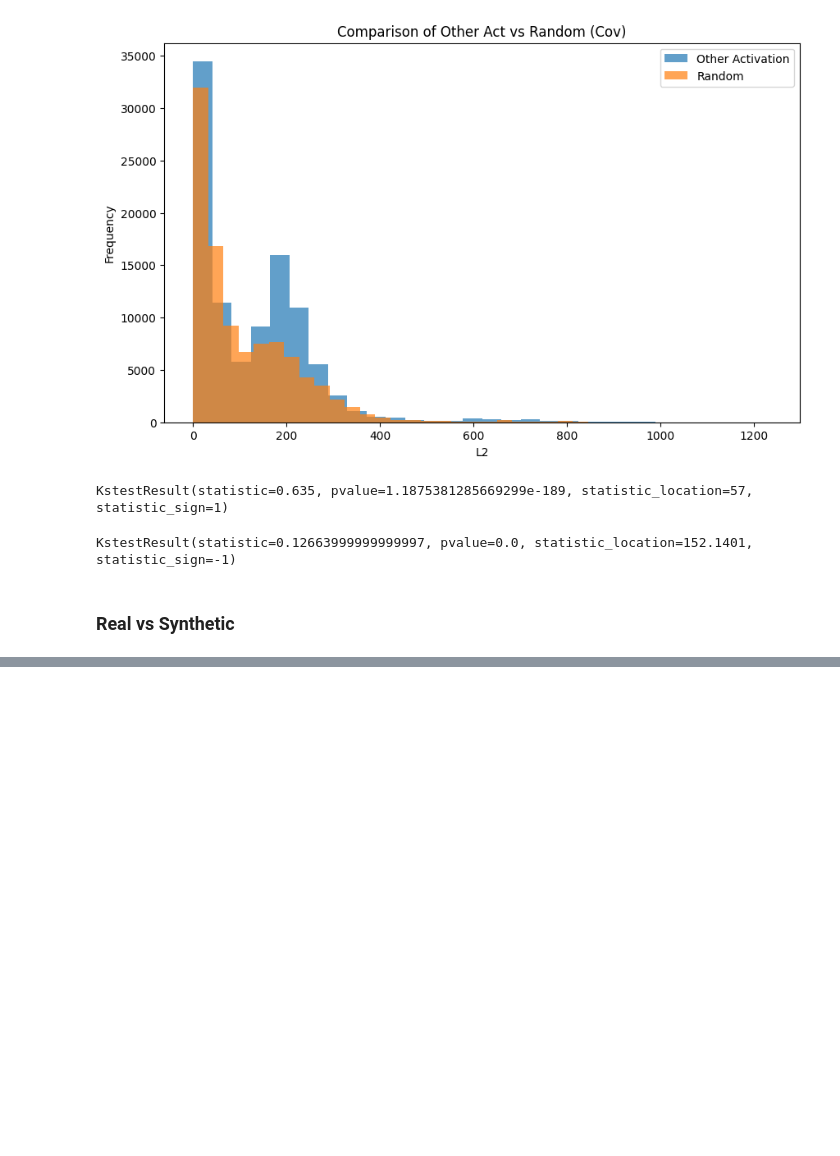
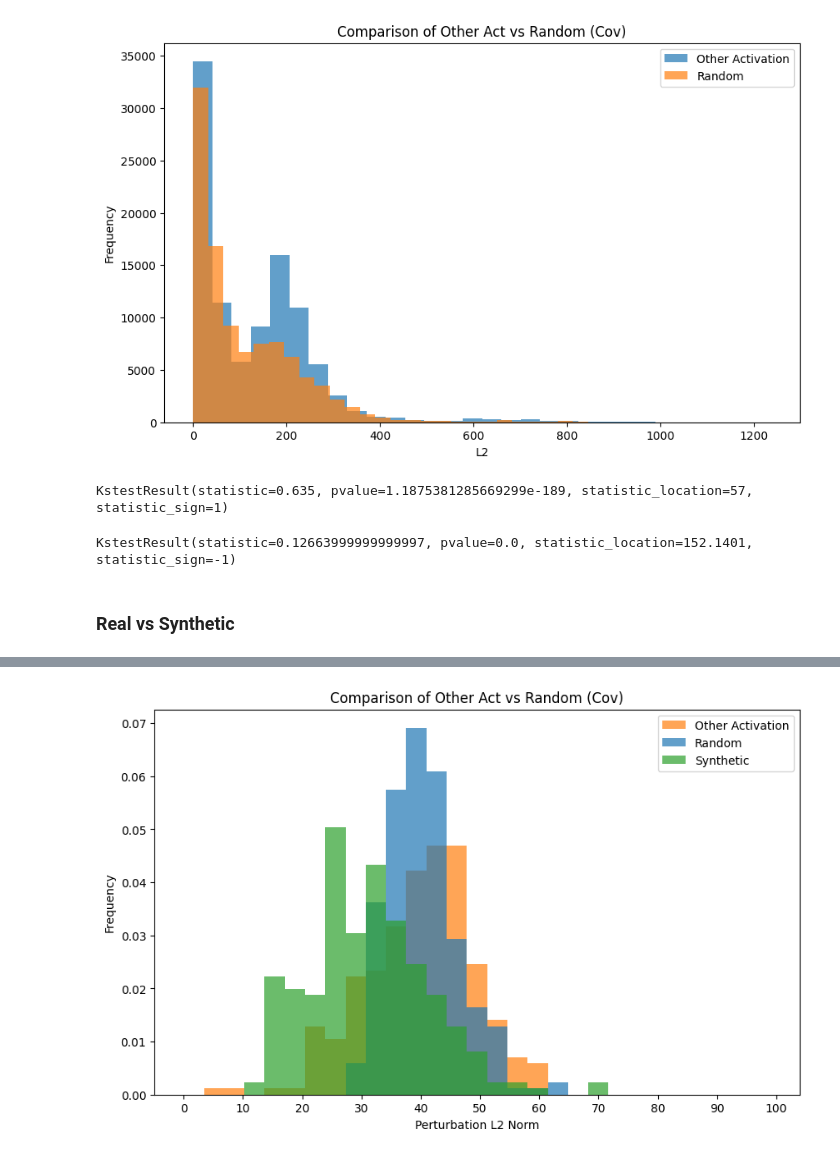
Before and after one commit to jettjaniak/teren, a Jupyter notebook: notebooks/replications.ipynb, the cells around one changed output, grey strips where cells are left out. Cells and saved outputs as stored; diff of their text form; code cells hidden in the pictures; blank space fills up the shorter version.

```diff
--- a/notebooks/replications.ipynb
+++ b/notebooks/replications.ipynb
@@ -686,3 +823,48 @@ for idx in idxs:
 
     # --------------------------------------------------------------------------
+# %%
+# Create the plot
+plt.figure(figsize=(10, 6))
+
+all_data = np.concatenate([ms_other, ms_random, ms_synth])
+bins = np.linspace(min(all_data), max(all_data), 30)
+
+# Plot both histograms
+plt.hist(
+    pert_norm_other,
+    bins=bins,
+    alpha=0.7,
+    label="Other Activation",
+    density=True,
+    color="tab:orange",
+)
+plt.hist(
+    pert_norm_random,
+    bins=bins,
+    alpha=0.7,
+    label="Random",
+    density=True,
+    color="tab:blue",
+)
+plt.hist(
+    pert_norm_synthetic,
+    bins=bins,
+    alpha=0.7,
+    label="Synthetic",
+    density=True,
+    color="tab:green",
+)
+
+plt.xticks(np.arange(0, 101, 10))
+
+# Customize the plot
+plt.xlabel("Perturbation L2 Norm")
+plt.ylabel("Frequency")
+plt.title("Comparison of Other Act vs Random (Cov)")
+plt.legend()
+
+# Show the plot
+plt.show()
+# %% [output]
+[figure, added]
 # %%
```
Also changed, not shown: parts of 10 cells of this notebook, 1 other file.
